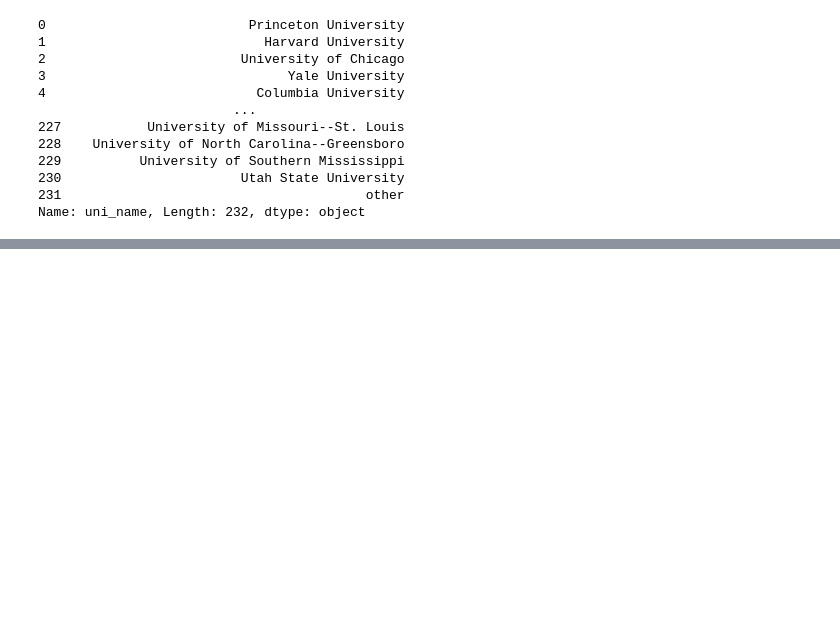
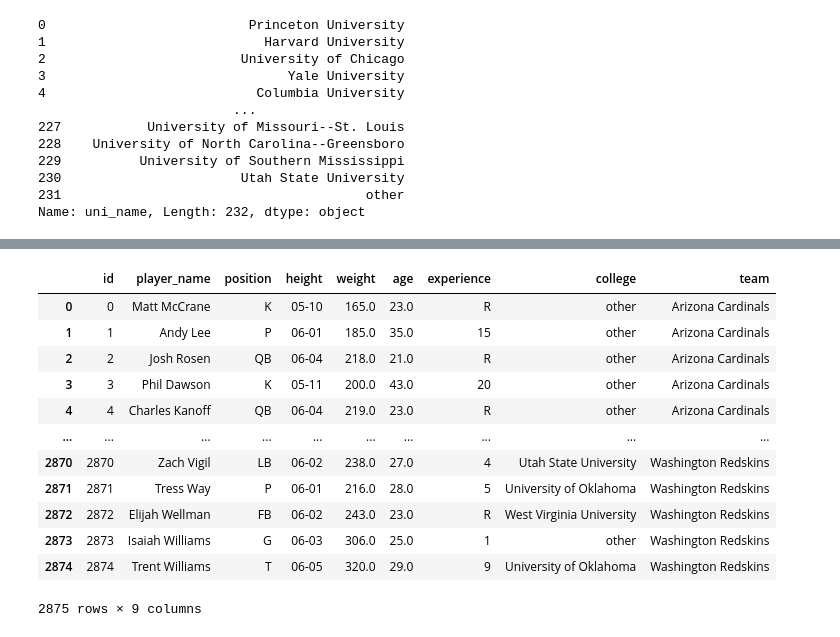
Before and after one commit to mariasanzr/4.5-etl, a Jupyter notebook: data/notebooks/teams_players_limpieza.ipynb, the cells around one changed output, grey strips where cells are left out. Cells and saved outputs as stored; diff of their text form; code cells hidden in the pictures; blank space fills up the shorter version.

```diff
--- a/data/notebooks/teams_players_limpieza.ipynb
+++ b/data/notebooks/teams_players_limpieza.ipynb
@@ -130,0 +145,6 @@ for index, row in teams_players.iterrows():
+# %%
+# Filling blank data
+
+teams_players['height'] = teams_players['height'].fillna('0')
+teams_players['weight'] = teams_players['weight'].fillna(0.0)
+teams_players['age'] = teams_players['age'].fillna(0.0)
@@ -132,6 +164,22 @@ for index, row in teams_players.iterrows():
 # Adding 'id' to the column with the ids
 
 teams_players = teams_players.reset_index().rename(columns={'index': 'id'})
+# %%
+teams_players
+# %% [output]
+|  | id | player_name | position | height | weight | age | experience | college | team |
+| 0 | 0 | Matt McCrane | K | 05-10 | 165.0 | 23.0 | R | other | Arizona Cardinals |
+| 1 | 1 | Andy Lee | P | 06-01 | 185.0 | 35.0 | 15 | other | Arizona Cardinals |
+| 2 | 2 | Josh Rosen | QB | 06-04 | 218.0 | 21.0 | R | other | Arizona Cardinals |
+| 3 | 3 | Phil Dawson | K | 05-11 | 200.0 | 43.0 | 20 | other | Arizona Cardinals |
+| 4 | 4 | Charles Kanoff | QB | 06-04 | 219.0 | 23.0 | R | other | Arizona Cardinals |
+| ... | ... | ... | ... | ... | ... | ... | ... | ... | ... |
+| 2870 | 2870 | Zach Vigil | LB | 06-02 | 238.0 | 27.0 | 4 | Utah State University | Washington Redskins |
+| 2871 | 2871 | Tress Way | P | 06-01 | 216.0 | 28.0 | 5 | University of Oklahoma | Washington Redskins |
+| 2872 | 2872 | Elijah Wellman | FB | 06-02 | 243.0 | 23.0 | R | West Virginia University | Washington Redskins |
+| 2873 | 2873 | Isaiah Williams | G | 06-03 | 306.0 | 25.0 | 1 | other | Washington Redskins |
+| 2874 | 2874 | Trent Williams | T | 06-05 | 320.0 | 29.0 | 9 | University of Oklahoma | Washington Redskins |
+2875 rows × 9 columns
 # %%
 # Exporting the data frame into a CSV
 
```
Also changed, not shown: parts of 2 cells of this notebook, 1 other file.
